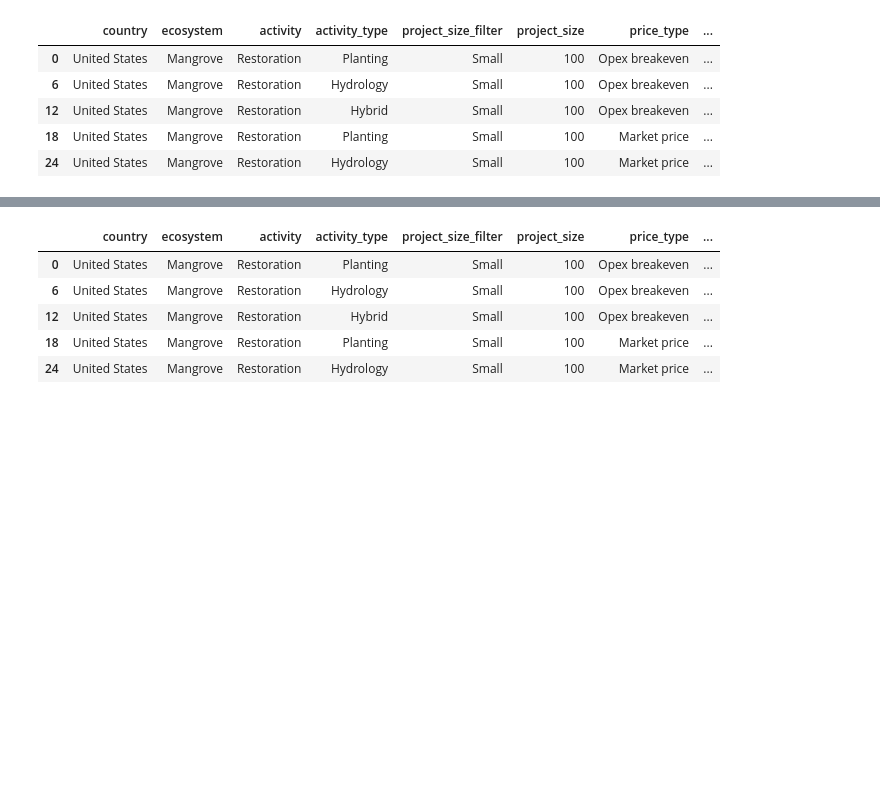
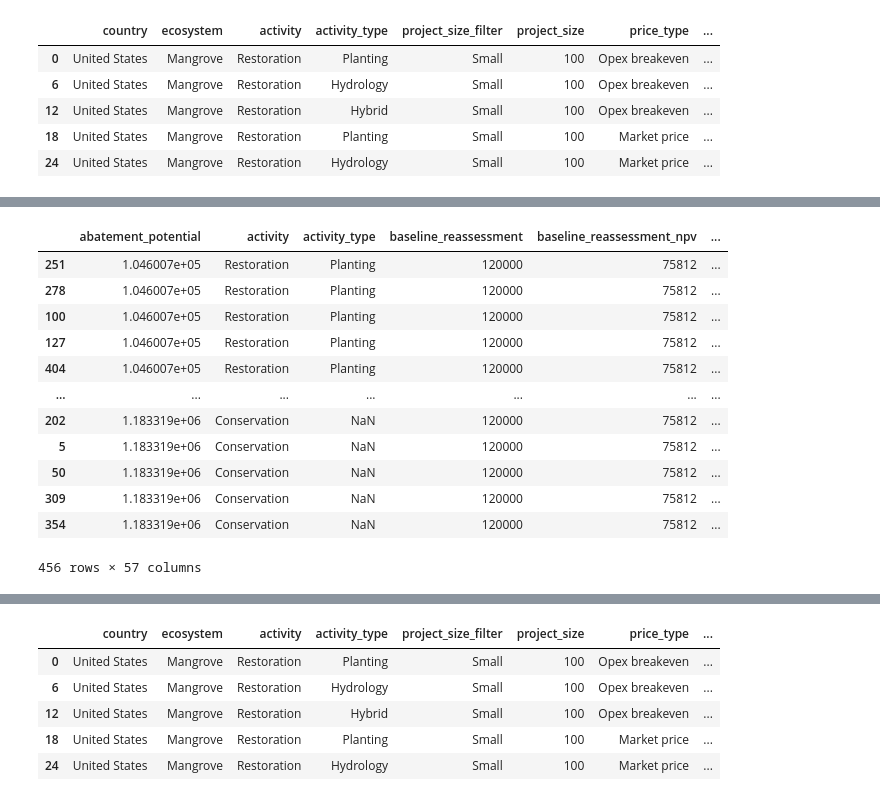
Before and after one commit to Vizzuality/tnc-blue-carbon-cost-tool, a Jupyter notebook: data/notebooks/TNC_BC_High_level_overview_v2.ipynb, the cells around one changed output, grey strips where cells are left out. Saved outputs shown, nothing was run; the diff lists cells and outputs as text; code cells hidden in the pictures; blank space fills up the shorter version.

```diff
--- a/data/notebooks/TNC_BC_High_level_overview_v2.ipynb
+++ b/data/notebooks/TNC_BC_High_level_overview_v2.ipynb
@@ -736,0 +611,2 @@ Calculating project United States Mangrove Restoration 100...
+# %%
+excel_countries = pd.read_excel(master_data_path, sheet_name="Projects")
@@ -736,0 +618,16 @@ Calculating project United States Mangrove Restoration 100...
+# %%
+excel_countries
+# %% [output]
+|  | abatement_potential | activity | activity_type | baseline_reassessment | baseline_reassessment_npv | ... |
+| 251 | 1.046007e+05 | Restoration | Planting | 120000 | 75812 | ... |
+| 278 | 1.046007e+05 | Restoration | Planting | 120000 | 75812 | ... |
+| 100 | 1.046007e+05 | Restoration | Planting | 120000 | 75812 | ... |
+| 127 | 1.046007e+05 | Restoration | Planting | 120000 | 75812 | ... |
+| 404 | 1.046007e+05 | Restoration | Planting | 120000 | 75812 | ... |
+| ... | ... | ... | ... | ... | ... | ... |
+| 202 | 1.183319e+06 | Conservation | NaN | 120000 | 75812 | ... |
+| 5 | 1.183319e+06 | Conservation | NaN | 120000 | 75812 | ... |
+| 50 | 1.183319e+06 | Conservation | NaN | 120000 | 75812 | ... |
+| 309 | 1.183319e+06 | Conservation | NaN | 120000 | 75812 | ... |
+| 354 | 1.183319e+06 | Conservation | NaN | 120000 | 75812 | ... |
+456 rows × 57 columns
```
Also changed, not shown: parts of 9 cells of this notebook, 3 other files.
